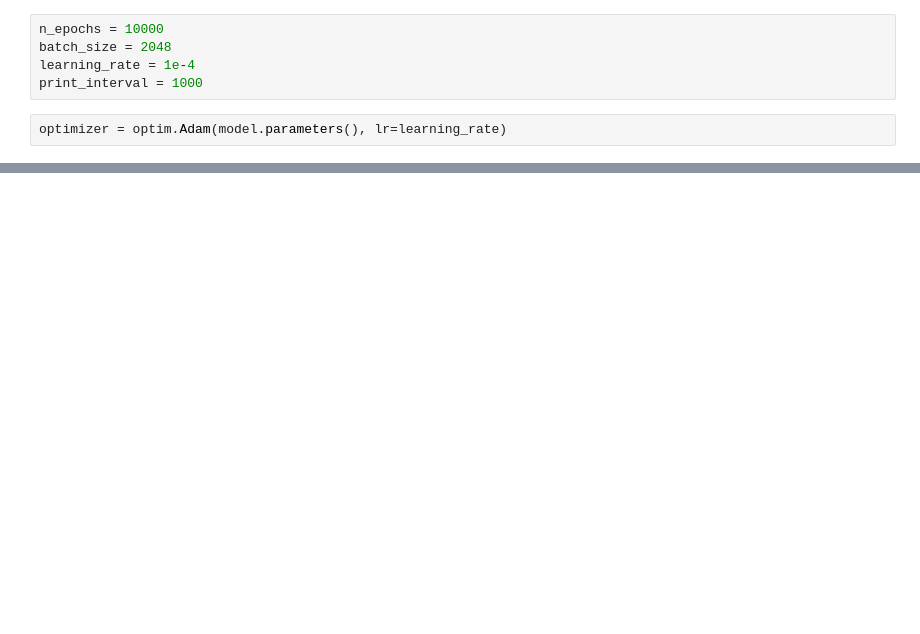
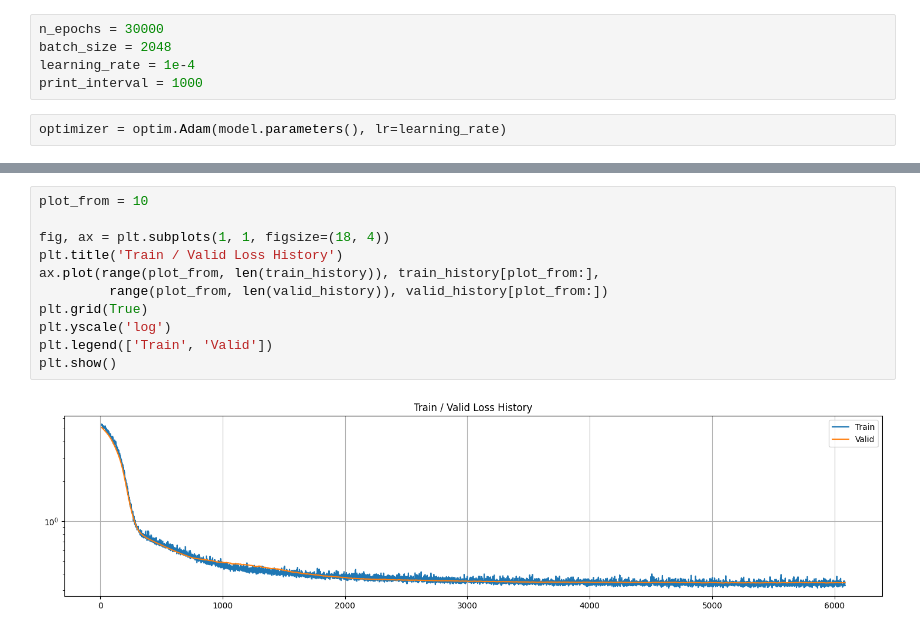
Before and after one commit to minstrel1149/dl_bootcamp_pytorch, a Jupyter notebook: Ch.12_prevent_overfitting_2.ipynb, the cells around one changed output, grey strips where cells are left out. Drawn from its saved outputs; the diff is of its cells as text; blank space fills up the shorter version.

```diff
--- a/Ch.12_prevent_overfitting_2.ipynb
+++ b/Ch.12_prevent_overfitting_2.ipynb
@@ -96,7 +96,7 @@ best_model = None
 early_stop = 1000
 lowest_epoch = np.inf
 # %%
-n_epochs = 10000
+n_epochs = 30000
 batch_size = 2048
 learning_rate = 1e-4
 print_interval = 1000
@@ -104,0 +175,13 @@ optimizer = optim.Adam(model.parameters(), lr=learning_rate)
+# %%
+plot_from = 10
+
+fig, ax = plt.subplots(1, 1, figsize=(18, 4))
+plt.title('Train / Valid Loss History')
+ax.plot(range(plot_from, len(train_history)), train_history[plot_from:],
+         range(plot_from, len(valid_history)), valid_history[plot_from:])
+plt.grid(True)
+plt.yscale('log')
+plt.legend(['Train', 'Valid'])
+plt.show()
+# %% [output]
+[figure, added]
```
Also changed, not shown: parts of 4 cells of this notebook.
